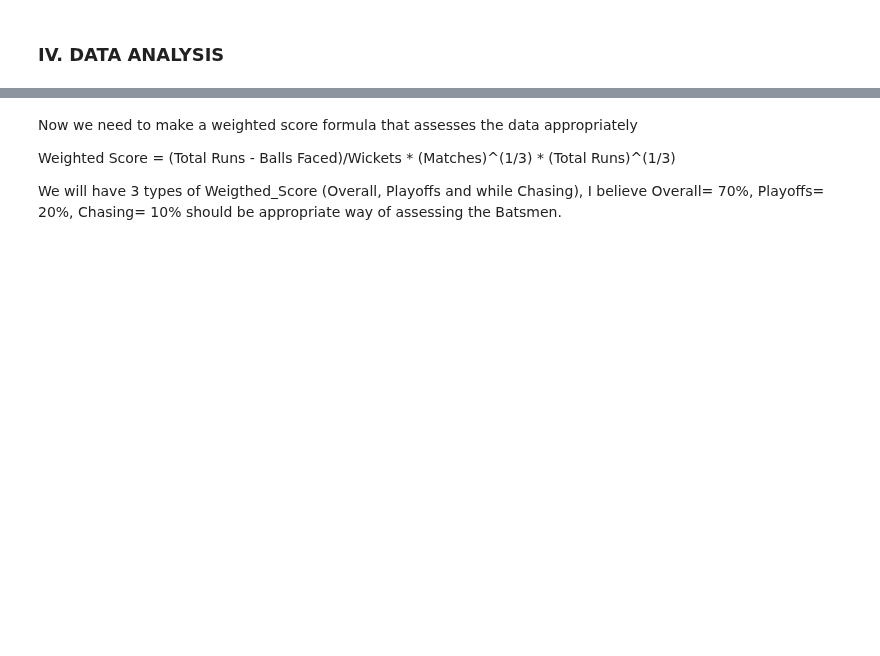
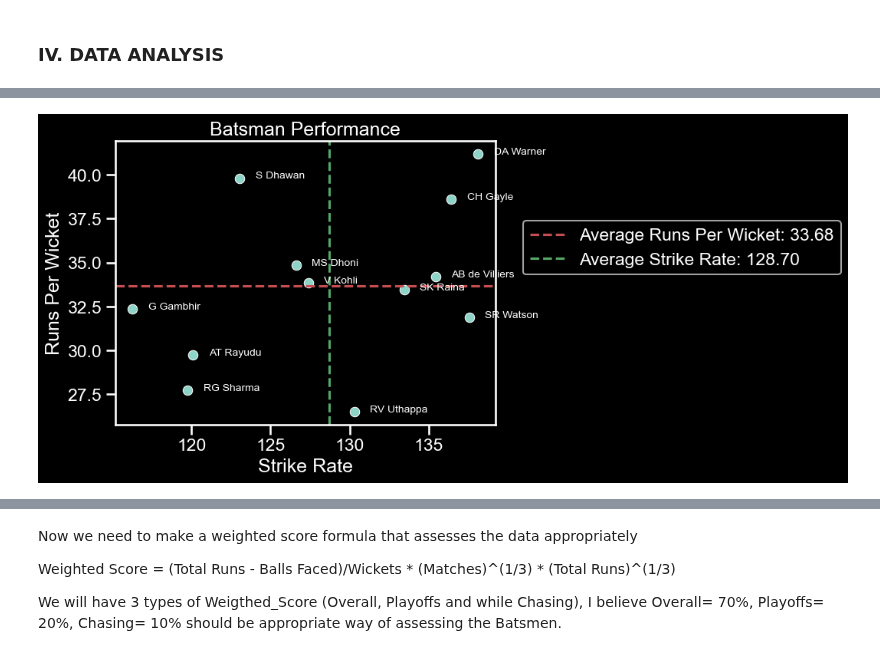
Before and after one commit to ubco-W2022T2-data301/project-group-group60, a Jupyter notebook: analysis/analysis1.ipynb, the cells around one changed output, grey strips where cells are left out. Saved outputs shown, nothing was run; the diff lists cells and outputs as text; code cells hidden in the pictures; blank space fills up the shorter version.

```diff
--- a/analysis/analysis1.ipynb
+++ b/analysis/analysis1.ipynb
@@ -134,25 +135,13 @@ plt.show()
 # %% [markdown]
 ### **III. Creating a second dataframe that contains batsmne stats while chasing.**
 # %%
-#Filtering out for only the 2nd innings
-df2 = ball_by_ball[ball_by_ball['innings'] >1]
-batsman_group1 = df2.groupby('batter')
+#Proccesing the new dataframe
+batsman_stats1 = pf1.get_chasing_stats(ball_by_ball)
 
-#Creating columns
-matches1 = batsman_group1['ID'].nunique()
-total_runs1 = batsman_group1['batsman_run'].sum()
-total_balls_faced1 = batsman_group1['ballnumber'].count()
-Wickets1 = batsman_group1['isWicketDelivery'].sum()
-batsman_stats1 = pd.concat([matches1,total_runs1, total_balls_faced1,Wickets1], axis=1)
-new_column_names1 = {'ID':'Matches','batsman_run': 'Total Runs',
-                    'ballnumber': 'Balls Faced'
-                   , 'isWicketDelivery': 'Wickets'}
-batsman_stats1 = batsman_stats1.rename(columns=new_column_names1)
-
-#Filtering out for top batsmen
+#Filtering out batsmen
 batsman_stats1 = batsman_stats1[batsman_stats1['Total Runs'] >= 1000]
 
-#Creating variables helpful in analysis
+#Making new variables that will help in analysis
 batsman_stats1['Strike Rate'] = batsman_stats1['Total Runs'] / batsman_stats1['Balls Faced'] * 100
 batsman_stats1['Runs scored per wicket']= batsman_stats1['Total Runs'] / batsman_stats1['Wickets']
 
@@ -317,0 +277,27 @@ batsman_stats2.head(25)
+# %%
+b1_filtered = batsman_stats1[batsman_stats1['Total Runs'] >= 2000]
+# Creating a graph
+sns.scatterplot(data=b1_filtered, x='Strike Rate', y='Runs scored per wicket')
+# Calculate and plot the average 'Runs Per Wicket' line
+rpw_avg = b1_filtered['Runs scored per wicket'].mean()
+plt.axhline(y=rpw_avg, color='r', linestyle='--', label=f'Average Runs Per Wicket: {rpw_avg:.2f}')
+
+# Calculate and plot the average 'Strike Rate' line
+sr_avg = b1_filtered['Strike Rate'].mean()
+plt.axvline(x=sr_avg, color='g', linestyle='--', label=f'Average Strike Rate: {sr_avg:.2f}')
+
+# Set the axis labels, title, and legend
+plt.xlabel('Strike Rate')
+plt.ylabel('Runs Per Wicket')
+plt.title('Batsman Performance')
+plt.legend(loc='upper left', bbox_to_anchor=(1.05, 0.75))
+
+# Add data labels for each point
+for i in range(len(b1_filtered)):
+    plt.text(b1_filtered.iloc[i]['Strike Rate'] + 1, b1_filtered.iloc[i]['Runs scored per wicket'], b1_filtered.index[i], fontsize=10, color='white')
+
+
+# Show the plot
+plt.show()
+# %% [output]
+[figure, added]
```
Also changed, not shown: parts of 21 cells of this notebook, 4 other files.
